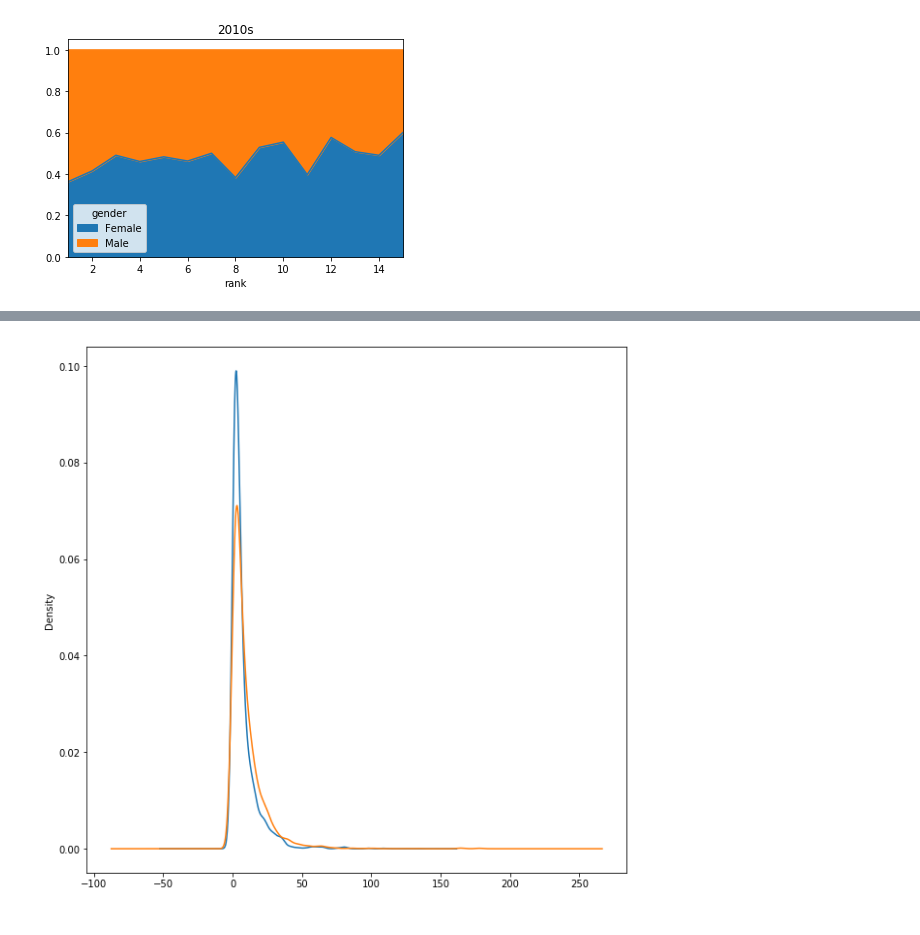
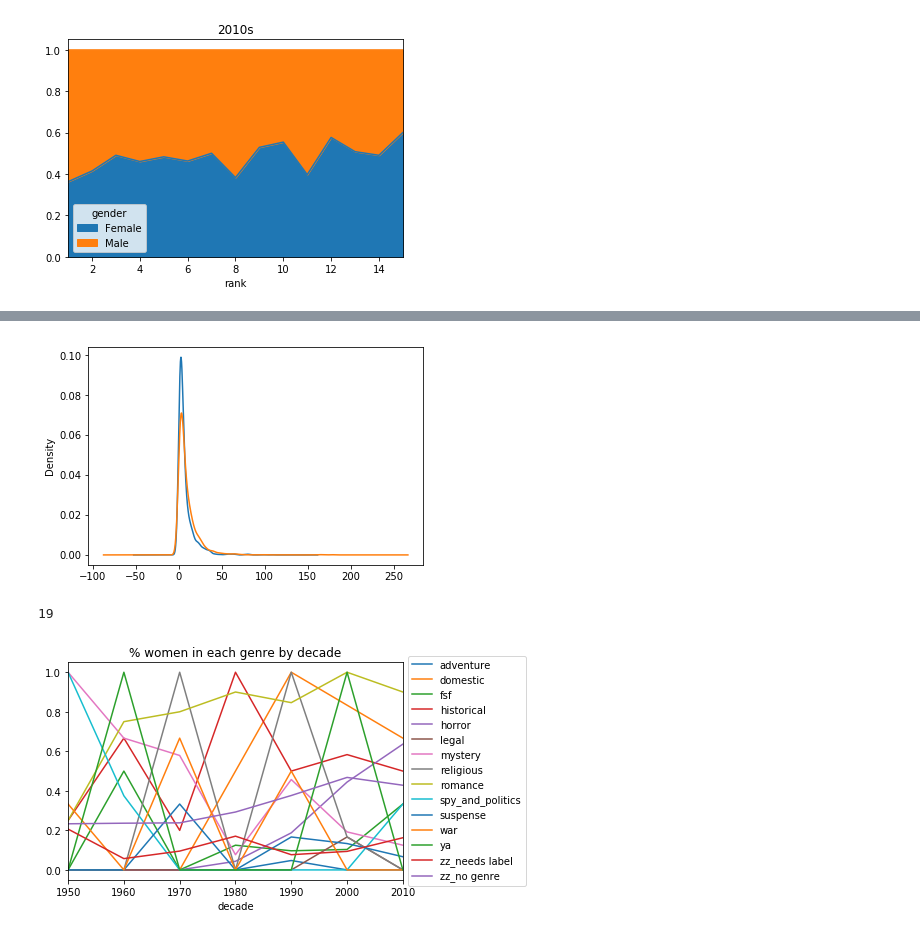
Before and after one commit to cimar/books, a Jupyter notebook: Books Analysis.ipynb, the cells around one changed output, grey strips where cells are left out. Saved outputs shown, nothing was run; the diff lists cells and outputs as text; code cells hidden in the pictures.

```diff
--- a/Books Analysis.ipynb
+++ b/Books Analysis.ipynb
@@ -242,8 +242,44 @@ fig.savefig("boxplot_streaks.png")
 # %%
 female = ndf[ndf["gender"]=="Female"]
 male = ndf[ndf["gender"]=="Male"]
-ax = female["streak"].plot.density(figsize=(10,10))
+ax = female["streak"].plot.density()
 fig = male["streak"].plot.density(ax=ax).get_figure()
 fig.savefig("streak_density.png")
 # %% [output]
-[figure, old version]
+[figure, new version]
+# %%
+book_df = pandas.DataFrame(book_data)
+book_df = prep_dataframe(book_df)
+book_df.loc[:,"decade"] = book_df["year"].apply(get_decade)
+#book_df = pandas.concat([(book_df[book_df["gender"]=="Male"]),(book_df[book_df["gender"]=="Female"])])
+books_w_counts = pandas.DataFrame({'count' : book_df.groupby( ["decade", "genre", "gender"] ).size()}).reset_index()
+
+ygenre_totals = pandas.DataFrame({'sum' : book_df.groupby(["decade", "genre"]).size()})
+print pandas.DataFrame(ygenre_totals.loc[1980]).loc["adventure"]['sum']
+
+def multilayer_ctp(value,group_fs,totals_ls):
+    i = 0
+    layer = totals_ls
+    for x in group_fs:
+        next_layer = layer.loc[x]
+        if i < (len(group_fs)-1):
+            layer = pandas.DataFrame(next_layer)
+            i = i+1
+        else:
+            layer = next_layer
+    s = layer['sum']
+    return float(value)/float(s)
+
+
+books_w_counts.loc[:,"percent"] = books_w_counts.apply(lambda x: multilayer_ctp(x['count'],[x['decade'],x['genre']],ygenre_totals), axis=1)
+woman_counts = books_w_counts[books_w_counts["gender"]=="Female"]
+woman_counts = woman_counts.pivot(index='decade', columns='genre', values='percent')
+woman_counts = woman_counts.fillna(0)
+ax = woman_counts.plot()
+ax.set_title("% women in each genre by decade")
+matplotlib.pyplot.legend(loc='center left', bbox_to_anchor=(1.0, 0.5))
+fig = ax.get_figure()
+fig.savefig("percent_women_in_each_genre.png")
+# %% [output]
+19
+[figure, added]
```
Also changed, not shown: parts of 4 cells of this notebook, 5 other files.
